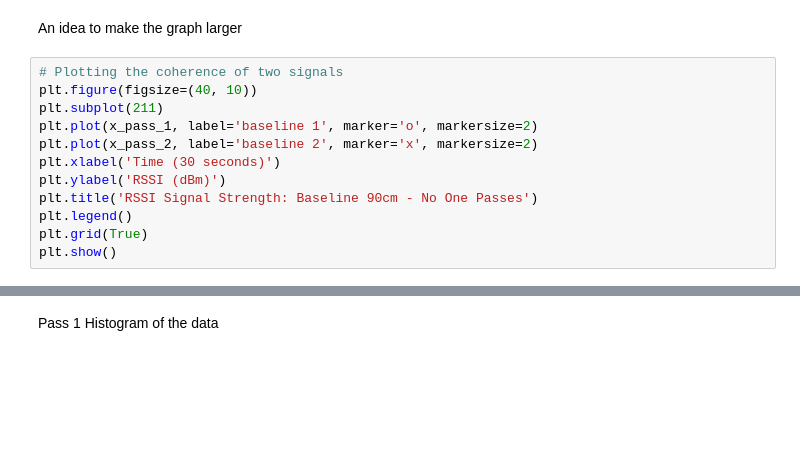
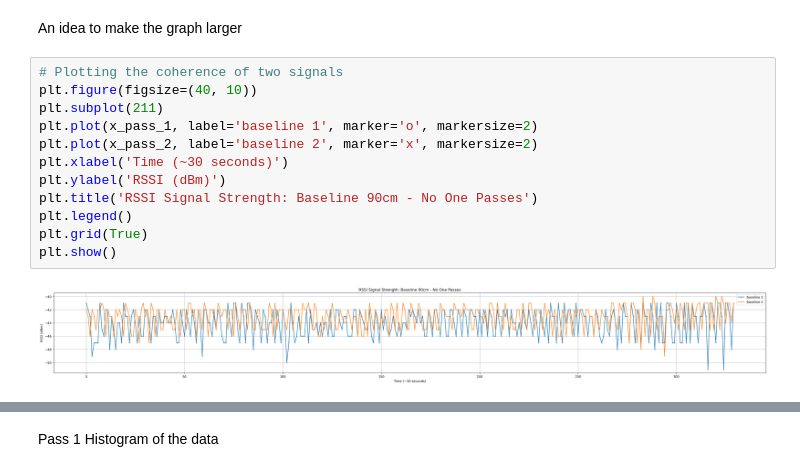
Before and after one commit to SuP3RM/Foot-Traffic, a Jupyter notebook: graphs.ipynb, the cells around one changed output, grey strips where cells are left out. Saved outputs shown, nothing was run; the diff lists cells and outputs as text; blank space fills up the shorter version.

Commit message:
Graphs Additions

```diff
--- a/graphs.ipynb
+++ b/graphs.ipynb
@@ -24,15 +24,17 @@ An idea to make the graph larger
 # %%
 # Plotting the coherence of two signals
 plt.figure(figsize=(40, 10))
 plt.subplot(211)
 plt.plot(x_pass_1, label='baseline 1', marker='o', markersize=2)
 plt.plot(x_pass_2, label='baseline 2', marker='x', markersize=2)
-plt.xlabel('Time (30 seconds)')
+plt.xlabel('Time (~30 seconds)')
 plt.ylabel('RSSI (dBm)')
 plt.title('RSSI Signal Strength: Baseline 90cm - No One Passes')
 plt.legend()
 plt.grid(True)
 plt.show()
+# %% [output]
+[figure, added]
 # %%
 # Plotting the coherence of two signals
 plt.figure(1)
```
Also changed, not shown: parts of 45 cells of this notebook.
